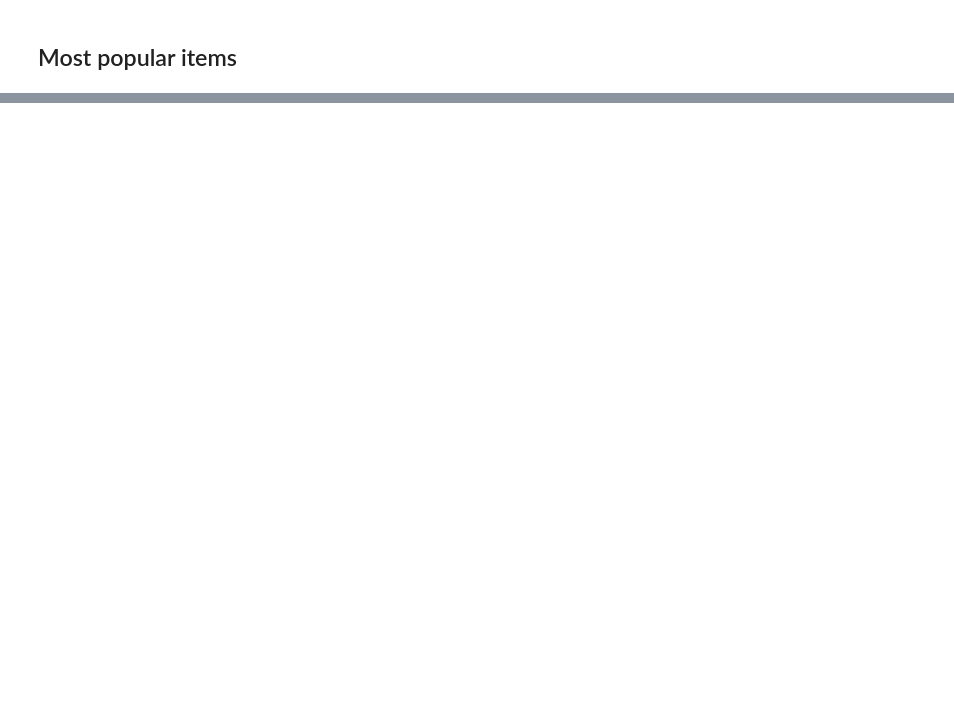
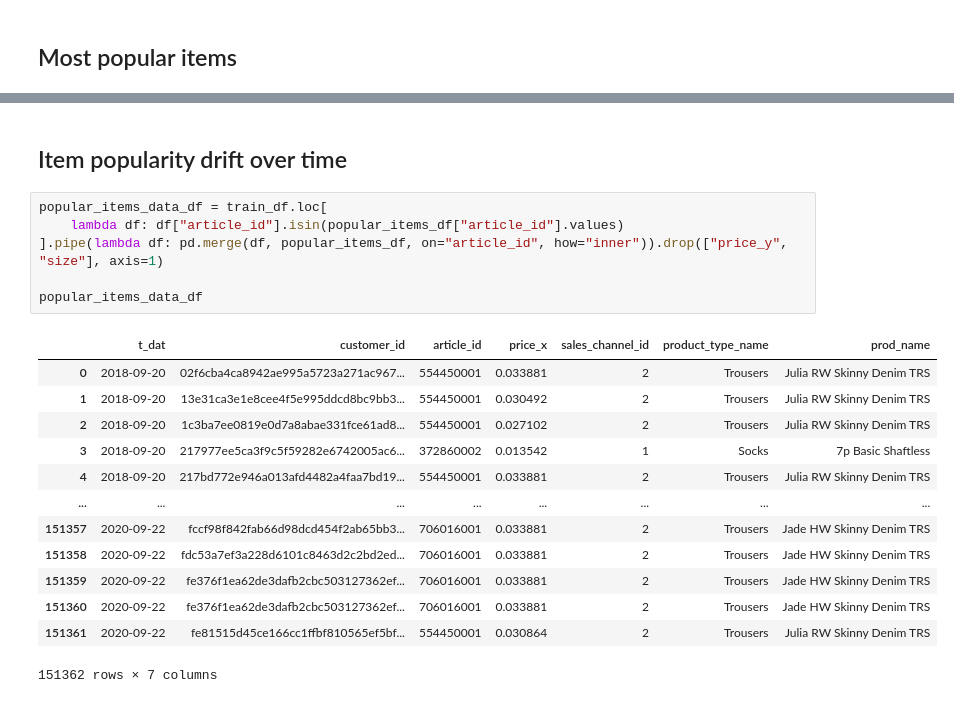
Before and after one commit to dinhln03/dotdotdot, a Jupyter notebook: notebooks/001-eda.ipynb, the cells around one changed output, grey strips where cells are left out. Saved outputs shown, nothing was run; the diff lists cells and outputs as text; blank space fills up the shorter version.

```diff
--- a/notebooks/001-eda.ipynb
+++ b/notebooks/001-eda.ipynb
@@ -328,0 +362,22 @@ with pd.option_context("display.max_colwidth", None):
+# %% [markdown]
+## Item popularity drift over time
+# %%
+popular_items_data_df = train_df.loc[
+    lambda df: df["article_id"].isin(popular_items_df["article_id"].values)
+].pipe(lambda df: pd.merge(df, popular_items_df, on="article_id", how="inner")).drop(["price_y", "size"], axis=1)
+
+popular_items_data_df
+# %% [output]
+|  | t_dat | customer_id | article_id | price_x | sales_channel_id | product_type_name | prod_name |
+| 0 | 2018-09-20 | 02f6cba4ca8942ae995a5723a271ac967... | 554450001 | 0.033881 | 2 | Trousers | Julia RW Skinny Denim TRS |
+| 1 | 2018-09-20 | 13e31ca3e1e8cee4f5e995ddcd8bc9bb3... | 554450001 | 0.030492 | 2 | Trousers | Julia RW Skinny Denim TRS |
+| 2 | 2018-09-20 | 1c3ba7ee0819e0d7a8abae331fce61ad8... | 554450001 | 0.027102 | 2 | Trousers | Julia RW Skinny Denim TRS |
+| 3 | 2018-09-20 | 217977ee5ca3f9c5f59282e6742005ac6... | 372860002 | 0.013542 | 1 | Socks | 7p Basic Shaftless |
+| 4 | 2018-09-20 | 217bd772e946a013afd4482a4faa7bd19... | 554450001 | 0.033881 | 2 | Trousers | Julia RW Skinny Denim TRS |
+| ... | ... | ... | ... | ... | ... | ... | ... |
+| 151357 | 2020-09-22 | fccf98f842fab66d98dcd454f2ab65bb3... | 706016001 | 0.033881 | 2 | Trousers | Jade HW Skinny Denim TRS |
+| 151358 | 2020-09-22 | fdc53a7ef3a228d6101c8463d2c2bd2ed... | 706016001 | 0.033881 | 2 | Trousers | Jade HW Skinny Denim TRS |
+| 151359 | 2020-09-22 | fe376f1ea62de3dafb2cbc503127362ef... | 706016001 | 0.033881 | 2 | Trousers | Jade HW Skinny Denim TRS |
+| 151360 | 2020-09-22 | fe376f1ea62de3dafb2cbc503127362ef... | 706016001 | 0.033881 | 2 | Trousers | Jade HW Skinny Denim TRS |
+| 151361 | 2020-09-22 | fe81515d45ce166cc1ffbf810565ef5bf... | 554450001 | 0.030864 | 2 | Trousers | Julia RW Skinny Denim TRS |
+151362 rows × 7 columns
```
Also changed, not shown: parts of 12 cells of this notebook, 2 other files.
